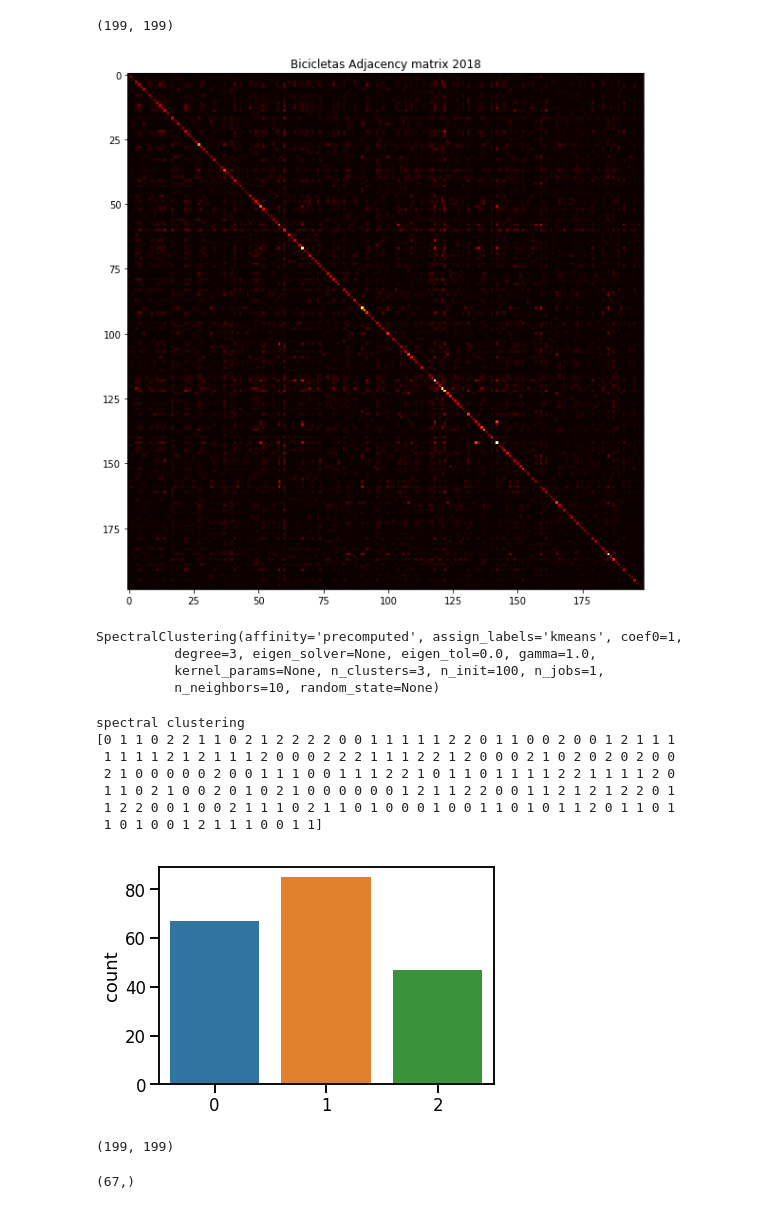
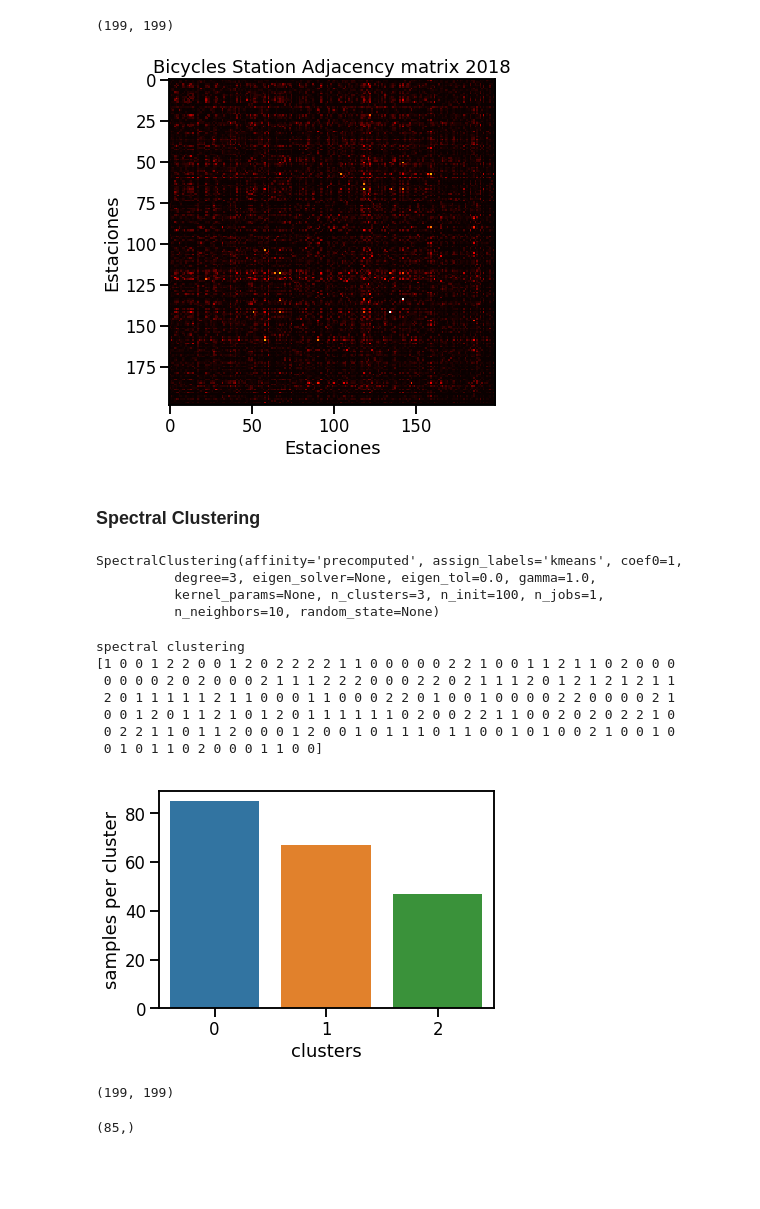
Before and after one commit to billy-mosse/spiderman, a Jupyter notebook: red_bicicletas_networkx_community_detection_martin.ipynb, the cells around one changed output. Cells and saved outputs as stored; diff of their text form; code cells hidden in the pictures; blank space fills up the shorter version.

```diff
--- a/red_bicicletas_networkx_community_detection_martin.ipynb
+++ b/red_bicicletas_networkx_community_detection_martin.ipynb
@@ -27,2 +31,2 @@ cd ..
 # %%
-df18 = pd.read_csv('/home/human/Documents/docto_local/caba_bicis_2018_recorridos.csv')
+df18 = pd.read_csv('/home/human/Dropbox/doctorado/chapter00_courses/network_science_sarraute/spiderman/martin/caba_bicis_2018_recorridos.csv',infer_datetime_format=True)
@@ -88,7 +174,8 @@ def graphmaker(df, origen, destino):
     '''
     agrupado = df.groupby([origen,destino]).size().reset_index(name='recorridos')
     agrupado.columns = ['origen','destino','recorridos']
-    bicigrafo = nx.from_pandas_edgelist(agrupado,'origen','destino','recorridos')
+    #bicigrafo = nx.from_pandas_edgelist(agrupado,'origen','destino','recorridos')
+    bicigrafo = nx.convert_matrix.from_pandas_edgelist(agrupado,'origen','destino','recorridos')
     return bicigrafo
 # %%
 # Aplicamos la funcion para cada dataset y asi obtenemos el grafo de la red de bicicletas de cada año
@@ -137,8 +224,12 @@ np.shape(b18_adjmat)
 # %%
+sns.set_context("talk")
 #plt.(b18_adjmat)
-plt.figure(figsize=(20,10))
+plt.figure(figsize=(10,6))
 plt.imshow(b18_adjmat, cmap='hot', interpolation='nearest')
-plt.title("Bicicletas Adjacency matrix 2018")
+plt.title("Bicycles Station Adjacency matrix 2018")
+plt.grid(False)
+plt.xlabel("Estaciones")
+plt.ylabel("Estaciones")
 plt.show()
 # %% [output]
-[figure, old version]
+[figure, new version]
@@ -147,3 +240,5 @@ b18_adjmat
+# %% [markdown]
+### Spectral Clustering
 # %%
 from sklearn.cluster import SpectralClustering
 from sklearn import metrics
@@ -161,17 +256,19 @@ print('spectral clustering')
 print(sc.labels_)
 # %% [output]
 spectral clustering
-[0 1 1 0 2 2 1 1 0 2 1 2 2 2 2 0 0 1 1 1 1 1 2 2 0 1 1 0 0 2 0 0 1 2 1 1 1
- 1 1 1 1 2 1 2 1 1 1 2 0 0 0 2 2 2 1 1 1 2 2 1 2 0 0 0 2 1 0 2 0 2 0 2 0 0
- 2 1 0 0 0 0 0 2 0 0 1 1 1 0 0 1 1 1 2 2 1 0 1 1 0 1 1 1 1 2 2 1 1 1 1 2 0
- 1 1 0 2 1 0 0 2 0 1 0 2 1 0 0 0 0 0 0 1 2 1 1 2 2 0 0 1 1 2 1 2 1 2 2 0 1
- 1 2 2 0 0 1 0 0 2 1 1 1 0 2 1 1 0 1 0 0 0 1 0 0 1 1 0 1 0 1 1 2 0 1 1 0 1
- 1 0 1 0 0 1 2 1 1 1 0 0 1 1]
+[1 0 0 1 2 2 0 0 1 2 0 2 2 2 2 1 1 0 0 0 0 0 2 2 1 0 0 1 1 2 1 1 0 2 0 0 0
+ 0 0 0 0 2 0 2 0 0 0 2 1 1 1 2 2 2 0 0 0 2 2 0 2 1 1 1 2 0 1 2 1 2 1 2 1 1
+ 2 0 1 1 1 1 1 2 1 1 0 0 0 1 1 0 0 0 2 2 0 1 0 0 1 0 0 0 0 2 2 0 0 0 0 2 1
+ 0 0 1 2 0 1 1 2 1 0 1 2 0 1 1 1 1 1 1 0 2 0 0 2 2 1 1 0 0 2 0 2 0 2 2 1 0
+ 0 2 2 1 1 0 1 1 2 0 0 0 1 2 0 0 1 0 1 1 1 0 1 1 0 0 1 0 1 0 0 2 1 0 0 1 0
+ 0 1 0 1 1 0 2 0 0 0 1 1 0 0]
 # %%
 sns.countplot(sc.labels_)
+plt.xlabel("clusters")
+plt.ylabel("samples per cluster")
 plt.show()
 # %% [output]
-[figure, old version]
+[figure, new version]
 # %%
 from numpy import linalg as LA
 w, v = LA.eig(b18_adjmat)
@@ -182,6 +280,6 @@ np.shape(v)
 # %%
 np.shape(np.ravel(v[sc.labels_==0,0]))
 # %% [output]
-(67,)
+(85,)
 # %%
 sns.set_context("talk")
```
Also changed, not shown: parts of 43 cells of this notebook.
